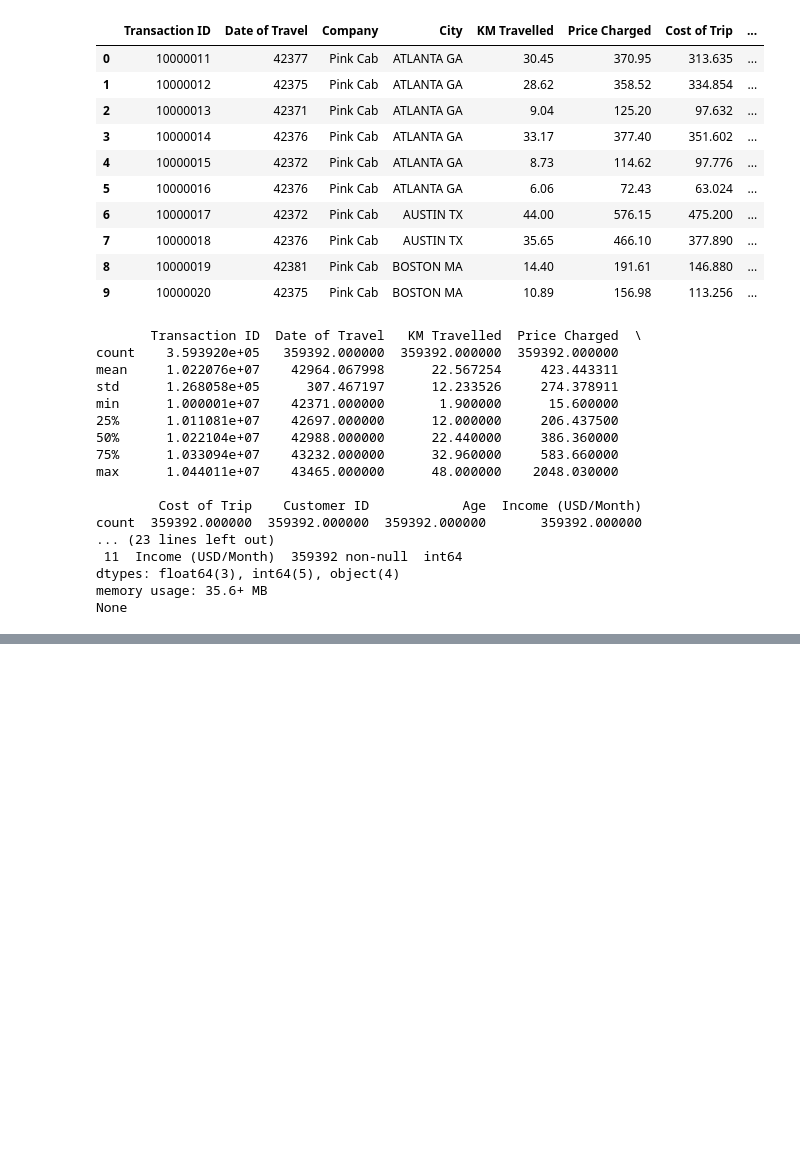
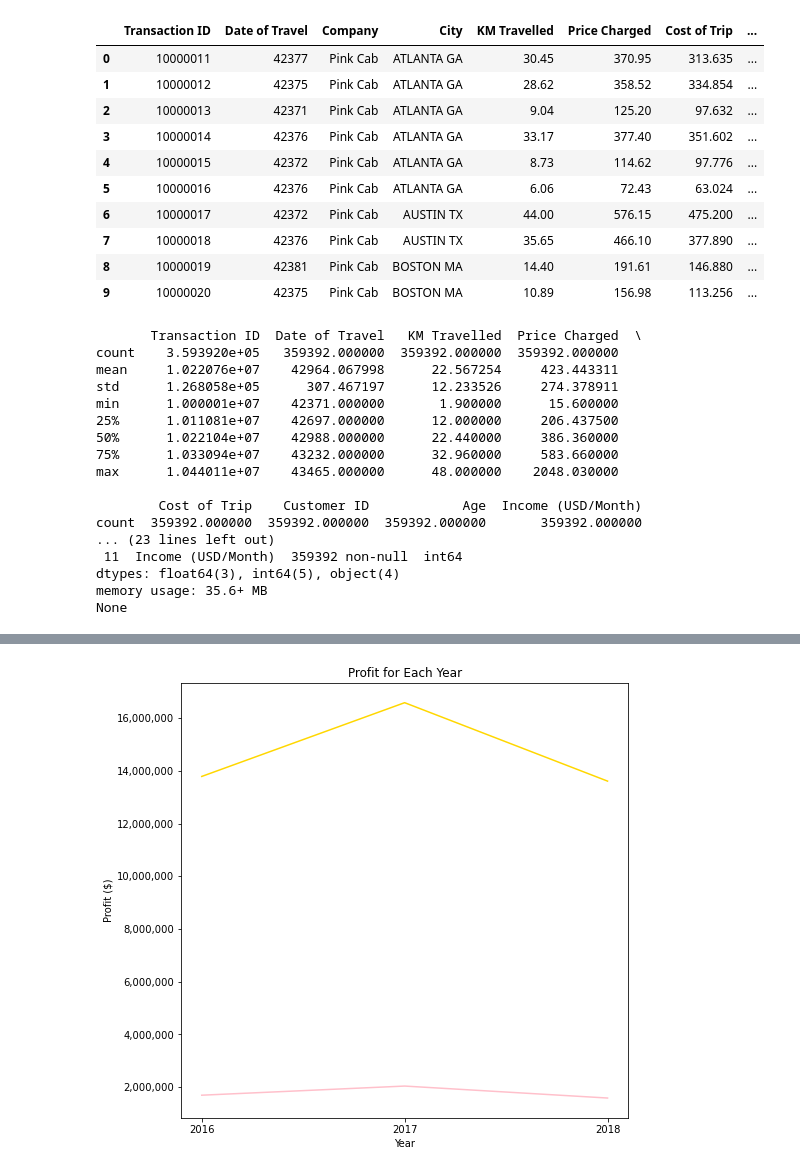
Before and after one commit to TheHamhams/taxi, a Jupyter notebook: taxi_notebook.ipynb, the cells around one changed output, grey strips where cells are left out. Cells and saved outputs as stored; diff of their text form; code cells hidden in the pictures; blank space fills up the shorter version.

Commit message:
created profit line graph

```diff
--- a/taxi_notebook.ipynb
+++ b/taxi_notebook.ipynb
@@ -122,3 +127,23 @@ fig = go.Figure(data=[go.Table(header=dict(values=['Company', '2016', '2017', '2
 fig.show()
 # %% [output]
 [interactive output not drawn]
+# %%
+pink_profit = [pink_2016, pink_2017, pink_2018]
+yellow_profit = [yellow_2016, yellow_2017, yellow_2018]
+years = [2016, 2017, 2018]
+
+fig = plt.figure(figsize=(8, 8))
+ax = plt.subplot()
+plt.plot(years, pink_profit, color='pink')
+plt.plot(years, yellow_profit, color='gold')
+ax.set_xticks(years)
+ax.ticklabel_format(style='plain')
+plt.title('Profit for Each Year')
+plt.xlabel('Year')
+plt.ylabel('Profit ($)')
+ax.get_yaxis().set_major_formatter(
+    matplotlib.ticker.FuncFormatter(lambda x, p: format(int(x), ',')))
+
+plt.show()
+# %% [output]
+[figure, added]
```
Also changed, not shown: parts of 2 cells of this notebook.
